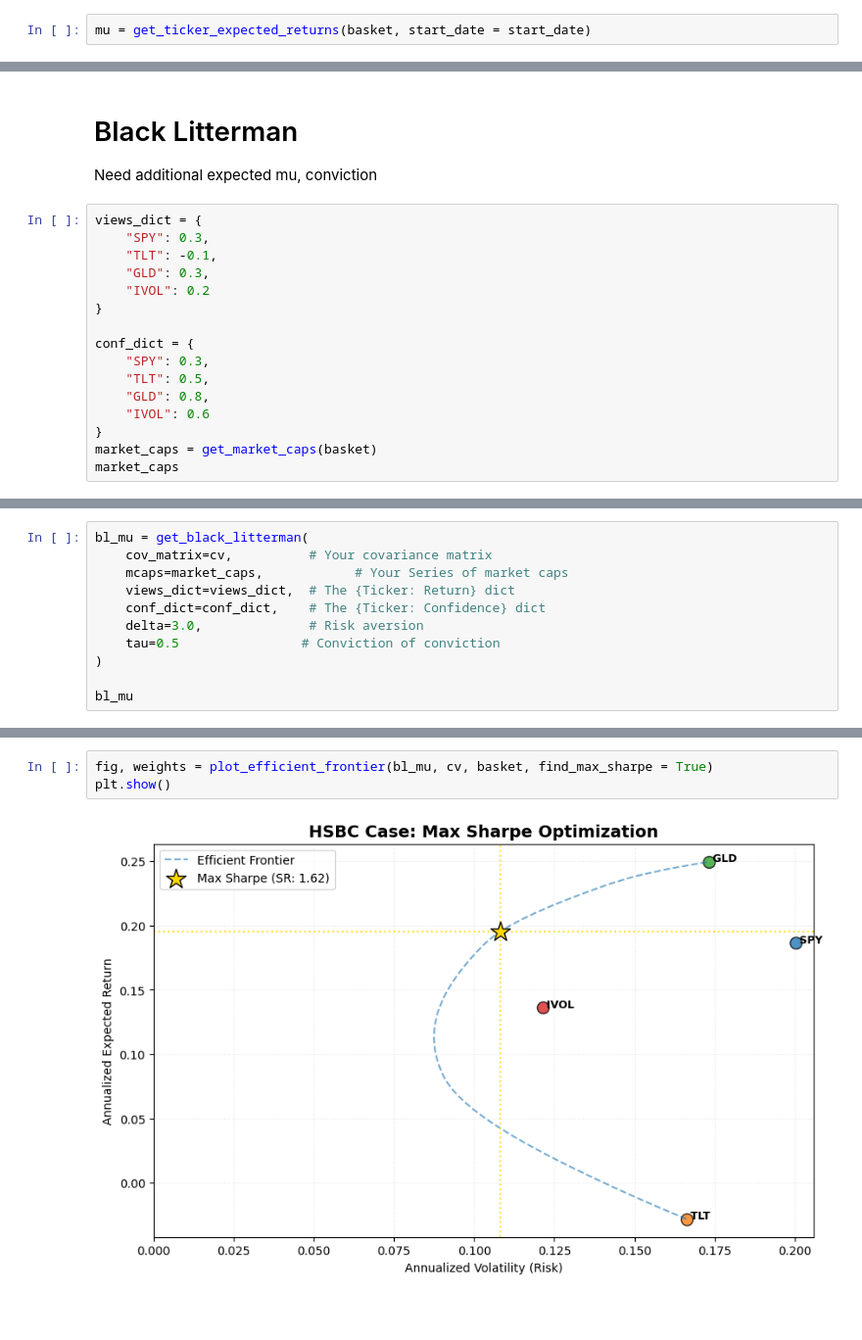
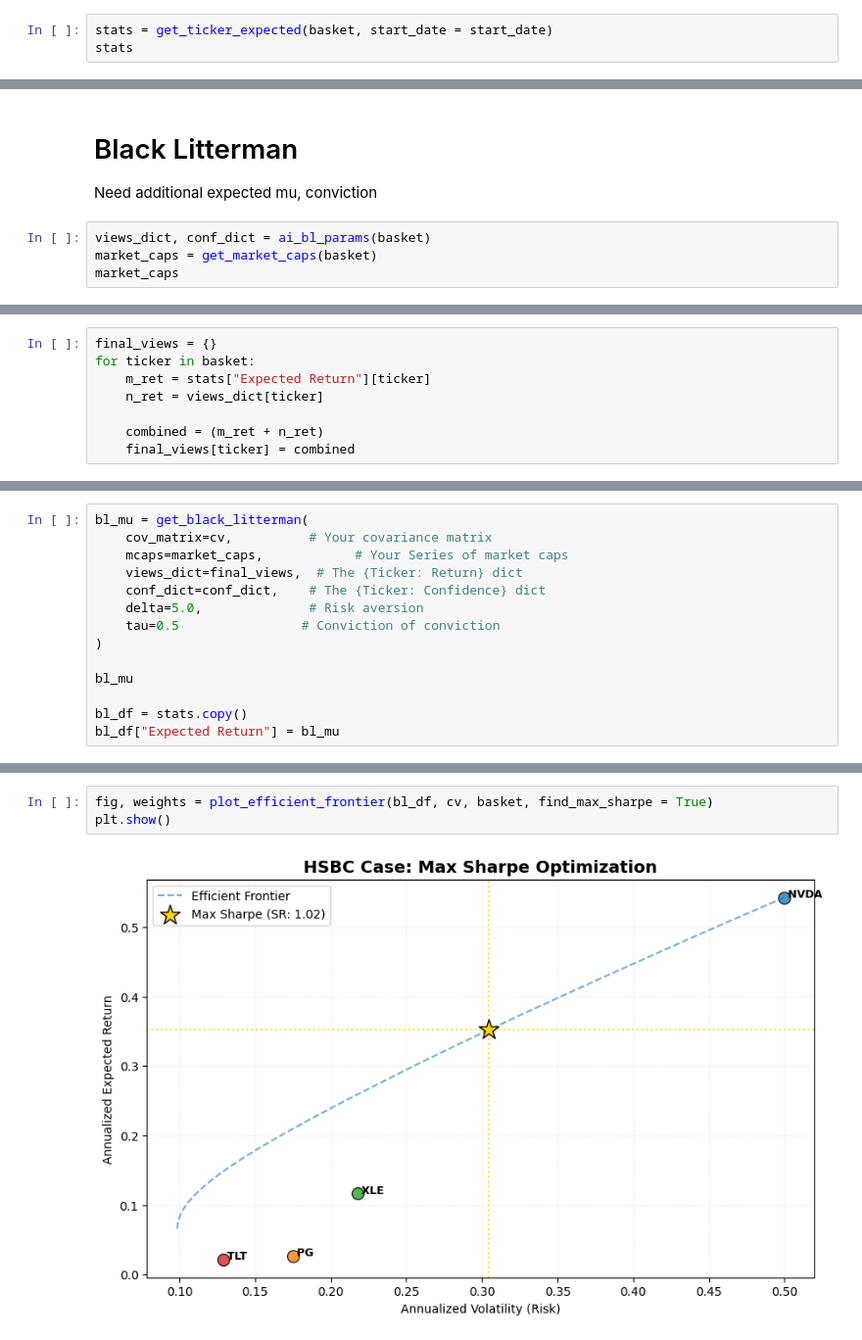
Before and after one commit to SJEGoh/Portfolio-Optimizer, a Jupyter notebook: src/report.ipynb, the cells around one changed output, grey strips where cells are left out. Shown at 98% size. Cells and saved outputs as stored; diff of their text form; blank space fills up the shorter version.

```diff
--- a/src/report.ipynb
+++ b/src/report.ipynb
@@ -14,4 +17,5 @@ start_date = "2015-01-01"
 # %%
 cv, _ = get_matrices(basket, start_date = start_date)
 # %%
-mu = get_ticker_expected_returns(basket, start_date = start_date)
+stats = get_ticker_expected(basket, start_date = start_date)
+stats
@@ -32,19 +42,7 @@ Name: Optimal weights, dtype: float64
 # Black Litterman
 Need additional expected mu, conviction
 # %%
-views_dict = {
-    "SPY": 0.3,
-    "TLT": -0.1,
-    "GLD": 0.3,
-    "IVOL": 0.2
-}
-
-conf_dict = {
-    "SPY": 0.3,
-    "TLT": 0.5,
-    "GLD": 0.8,
-    "IVOL": 0.6
-}
+views_dict, conf_dict = ai_bl_params(basket)
 market_caps = get_market_caps(basket)
 market_caps
 # %% [output]
@@ -55,0 +73,8 @@ Name: Market_Cap, dtype: float64
+# %%
+final_views = {}
+for ticker in basket:
+    m_ret = stats["Expected Return"][ticker]
+    n_ret = views_dict[ticker]
+
+    combined = (m_ret + n_ret)
+    final_views[ticker] = combined
@@ -57,10 +105,13 @@ Name: Market_Cap, dtype: float64
 bl_mu = get_black_litterman(
     cov_matrix=cv,          # Your covariance matrix
     mcaps=market_caps,            # Your Series of market caps
-    views_dict=views_dict,  # The {Ticker: Return} dict
+    views_dict=final_views,  # The {Ticker: Return} dict
     conf_dict=conf_dict,    # The {Ticker: Confidence} dict
-    delta=3.0,              # Risk aversion
+    delta=5.0,              # Risk aversion
     tau=0.5                # Conviction of conviction
 )
 
 bl_mu
+
+bl_df = stats.copy()
+bl_df["Expected Return"] = bl_mu
@@ -73,8 +132,8 @@ Name: BL Adjusted Returns, dtype: float64
 # %%
-fig, weights = plot_efficient_frontier(bl_mu, cv, basket, find_max_sharpe = True)
+fig, weights = plot_efficient_frontier(bl_df, cv, basket, find_max_sharpe = True)
 plt.show()
 # %% [output]
-[figure, old version]
+[figure, new version]
 # %%
 weights
 # %% [output]
```
Also changed, not shown: parts of 20 cells of this notebook, 2 other files.
